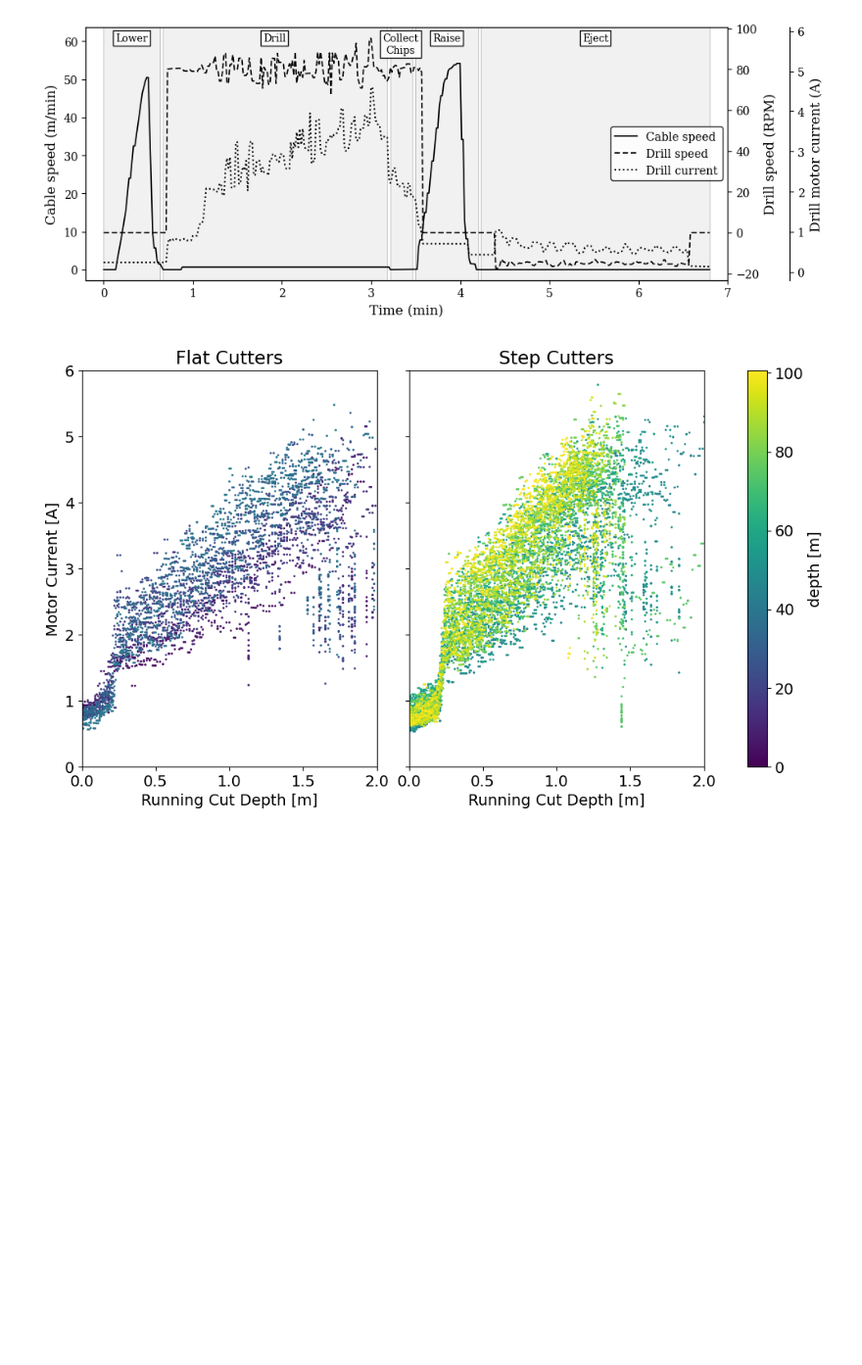
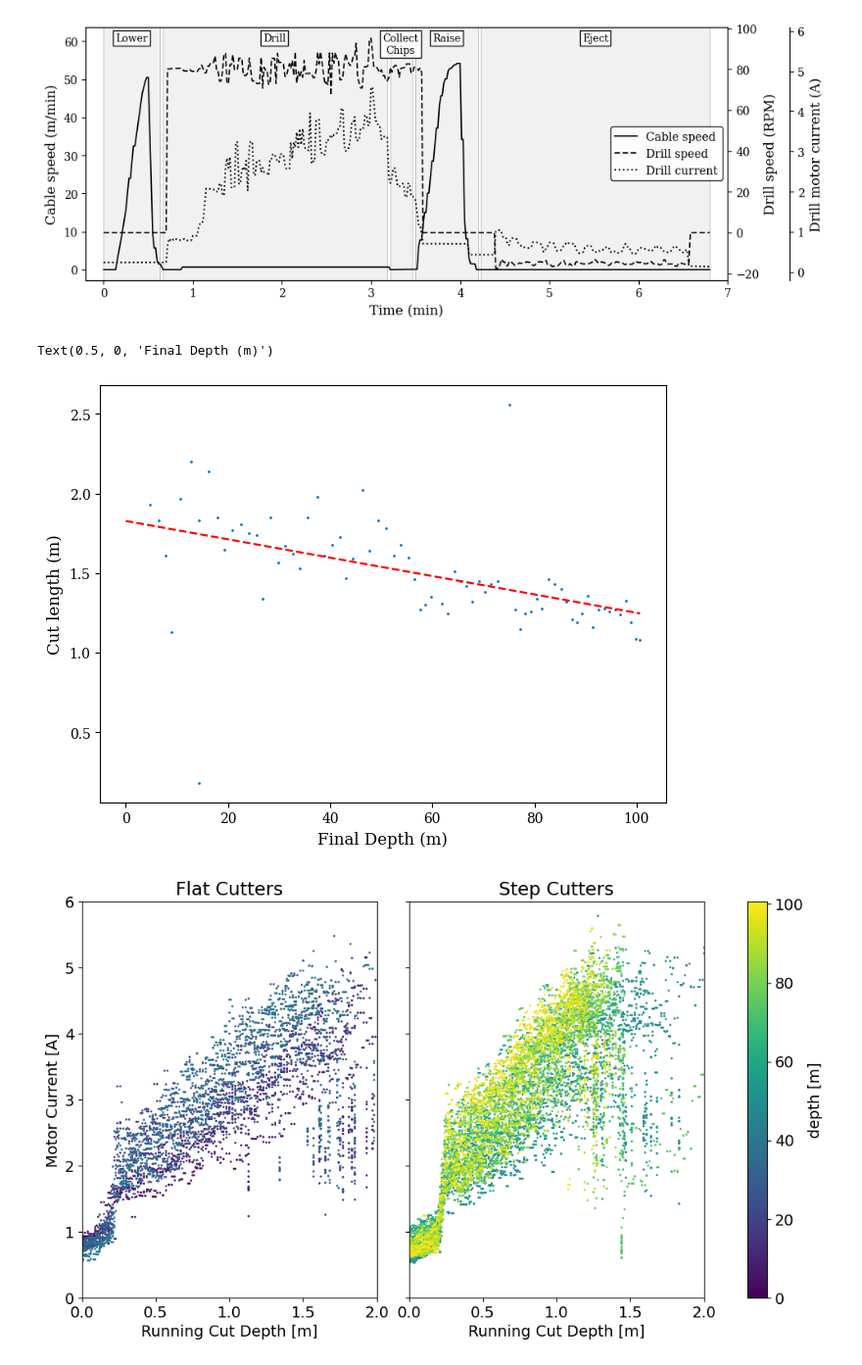
Before and after one commit to RNO-G/bigraid_log_reader, a Jupyter notebook: proceedings_notebook.ipynb, the cells around one changed output. Shown at 98% size. Cells and saved outputs as stored; diff of their text form; code cells hidden in the pictures; blank space fills up the shorter version.

Commit message:
Add cut depth by depth plot

```diff
--- a/proceedings_notebook.ipynb
+++ b/proceedings_notebook.ipynb
@@ -183,6 +183,30 @@ Index(['[PLC]AUTODOWNSTOPDEPTH', '[PLC]AUTOMODE', '[PLC]AUTOSEQ',
 [figure]
 # %%
 fig.savefig("/tmp/individual_run.pdf")
+# %%
+# Cut depth by depth plot
+
+fig = plt.figure()
+ax = plt.subplot()
+run_cut_depth = df['cut_depth'].groupby(df['run']).max()
+run_depth = df['[PLC]WIRESPOOLEDOUT'].groupby(df['run']).max()
+run_auto_mode = df['[PLC]AUTOMODE'].groupby(df['run']).any()
+labels = ['_A' if a else '_M' for a in run_auto_mode.values]
+ax.scatter(run_depth, run_cut_depth.values)
+
+# Plot the average
+#ax.axhline(np.mean(run_cut_depth.values), 0, max(run_cut_depth.index))
+
+# Plot a regression line
+coeff = np.polyfit(run_depth, run_cut_depth.values, 1)
+fit_fn = np.poly1d(coeff)
+ax.plot([0, max(run_depth)], [fit_fn(0), fit_fn(max(run_depth))], 'r--')
+
+ax.set_ylabel("Cut length (m)")
+ax.set_xlabel("Final Depth (m)")
+# %% [output]
+Text(0.5, 0, 'Final Depth (m)')
+[figure, added]
 # %%
 fig, (ax1, ax2) = plt.subplots(1, 2, sharey=True)
 fig.set_figwidth(10)
```
